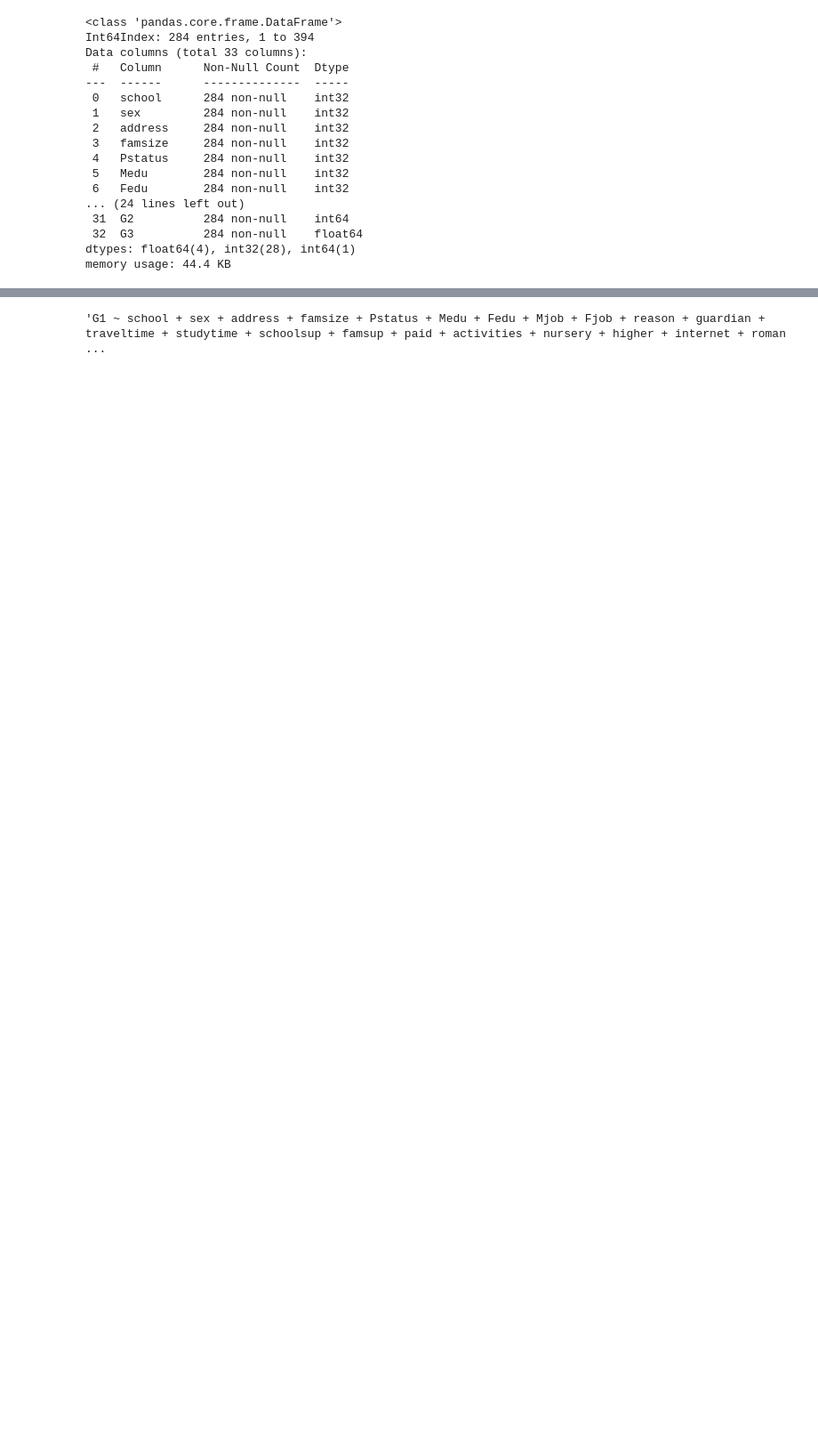
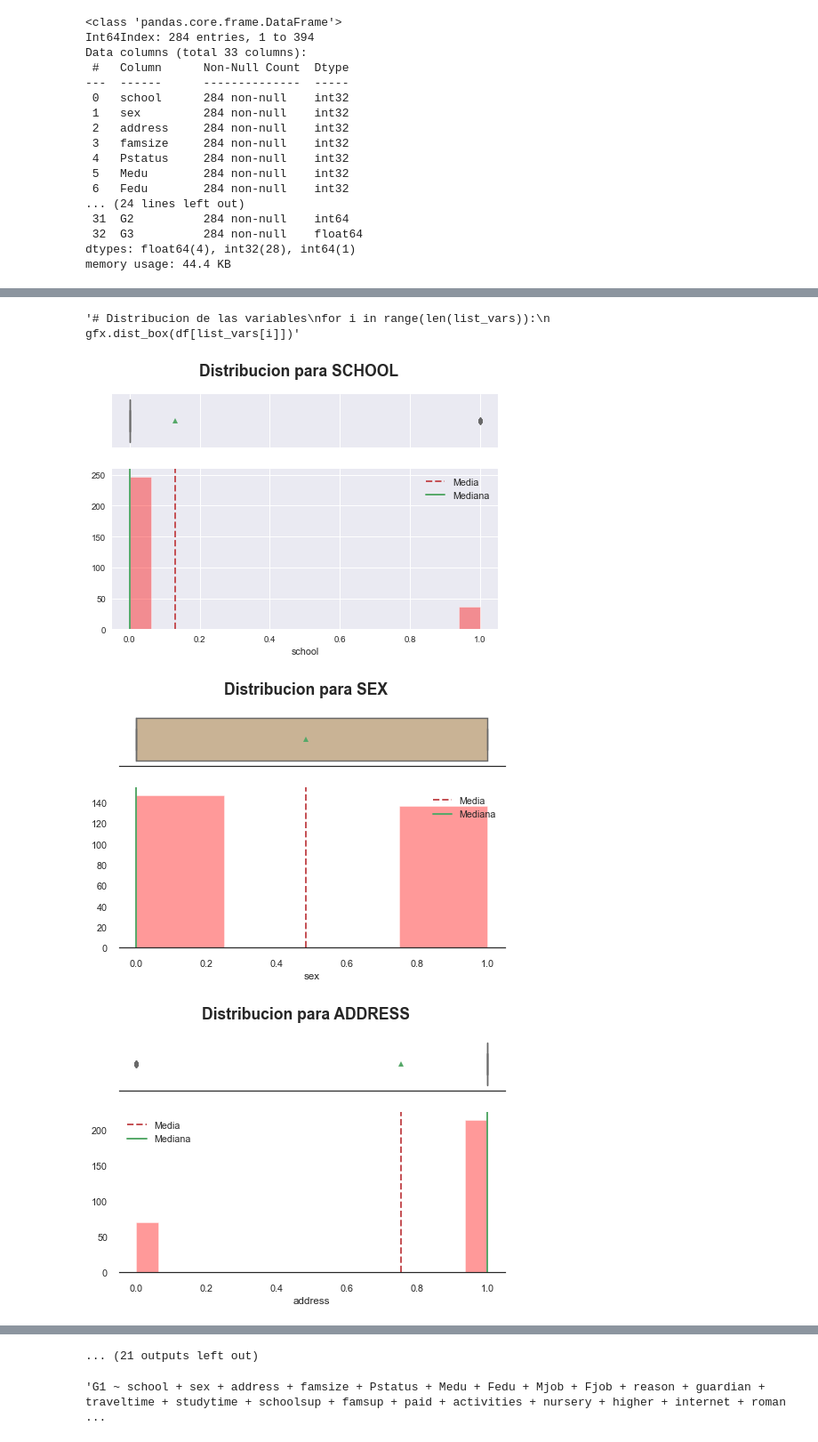
Before and after one commit to Denniels/Fundamentos-data-sciens, a Jupyter notebook: Prueba_FD/Prueba_Hito1_2.ipynb, the cells around one changed output, grey strips where cells are left out. Shown at 89% size. Saved outputs shown, nothing was run; the diff lists cells and outputs as text; code cells hidden in the pictures; blank space fills up the shorter version.

```diff
--- a/Prueba_FD/Prueba_Hito1_2.ipynb
+++ b/Prueba_FD/Prueba_Hito1_2.ipynb
@@ -383,11 +408,7 @@ Data columns (total 33 columns):
 dtypes: float64(4), int32(28), int64(1)
 memory usage: 44.4 KB
 # %%
-# Distribucion de las variables
-list_var = ['school','sex','address','famsize','Pstatus','Medu','Fedu','Mjob','Fjob',
+list_vars = ['school','sex','address','famsize','Pstatus','Medu','Fedu','Mjob','Fjob',
                 'reason','guardian','traveltime','studytime','schoolsup','famsup','paid',
                 'activities','nursery','higher','internet','romantic','famrel','freetime',
                 'Dalc','Walc','age','failures','goout','health','absences','G1','G2','G3']
-
-for i in list_var:
-        gfx.plot_hist(df2, i)
@@ -407,0 +415,13 @@ for i in list_var:
+# %%
+'''# Distribucion de las variables
+for i in range(len(list_vars)):
+        gfx.dist_box(df[list_vars[i]])'''
+# %% [output]
+'# Distribucion de las variables\nfor i in range(len(list_vars)):\n        gfx.dist_box(df[list_vars[i]])'
+# %%
+for i in range(len(list_vars)):
+        gfx.dist_box(df[list_vars[i]])
+# %% [output]
+[figure, added]
+[figure, added]
+[figure, added]
@@ -408,3 +437,4 @@ for i in list_var:
+... (21 outputs left out)
 # %%
 form1 = gfx.form_model(df2, var_obj = 'G1')
 form1
```
Also changed, not shown: parts of 16 cells of this notebook, 13 other files.
